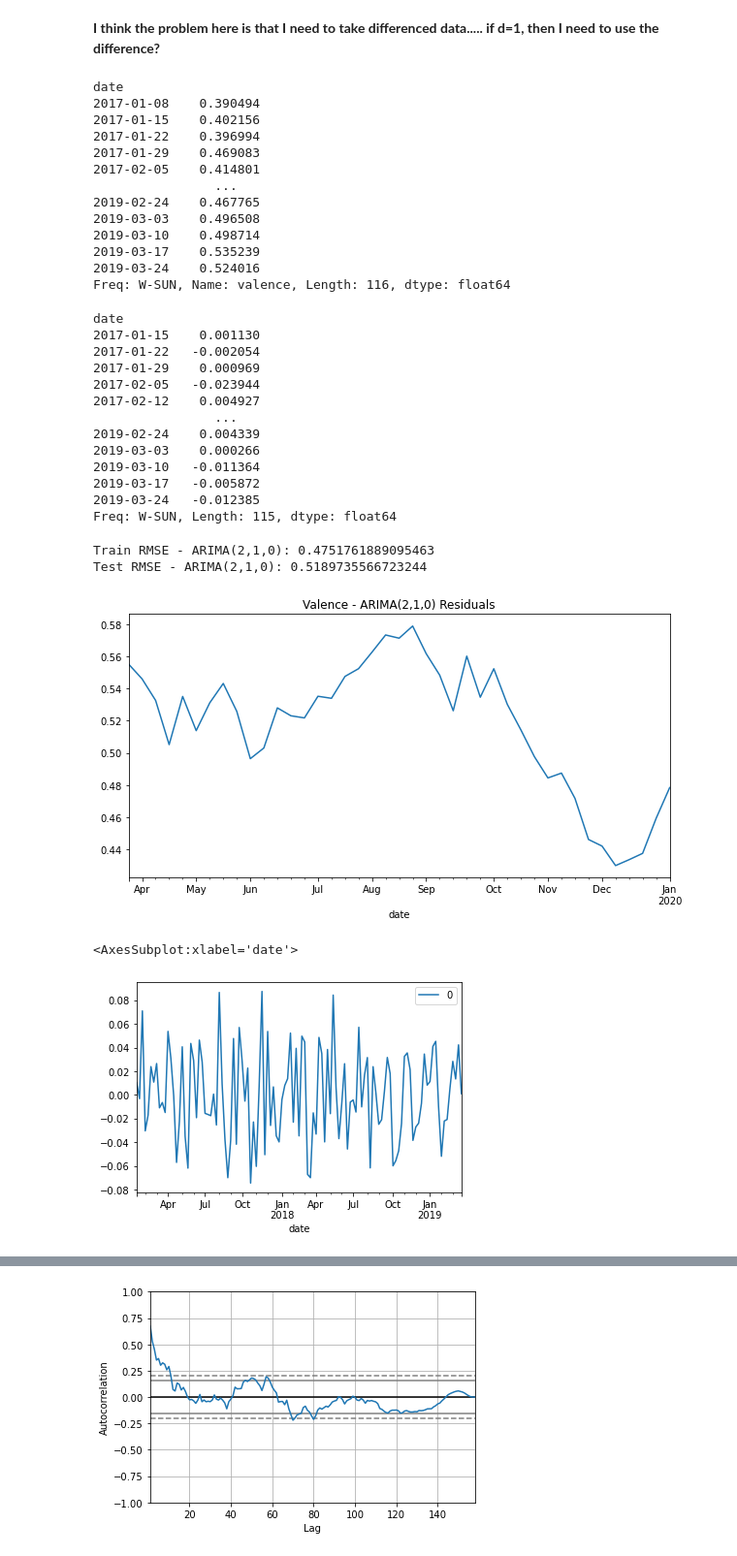
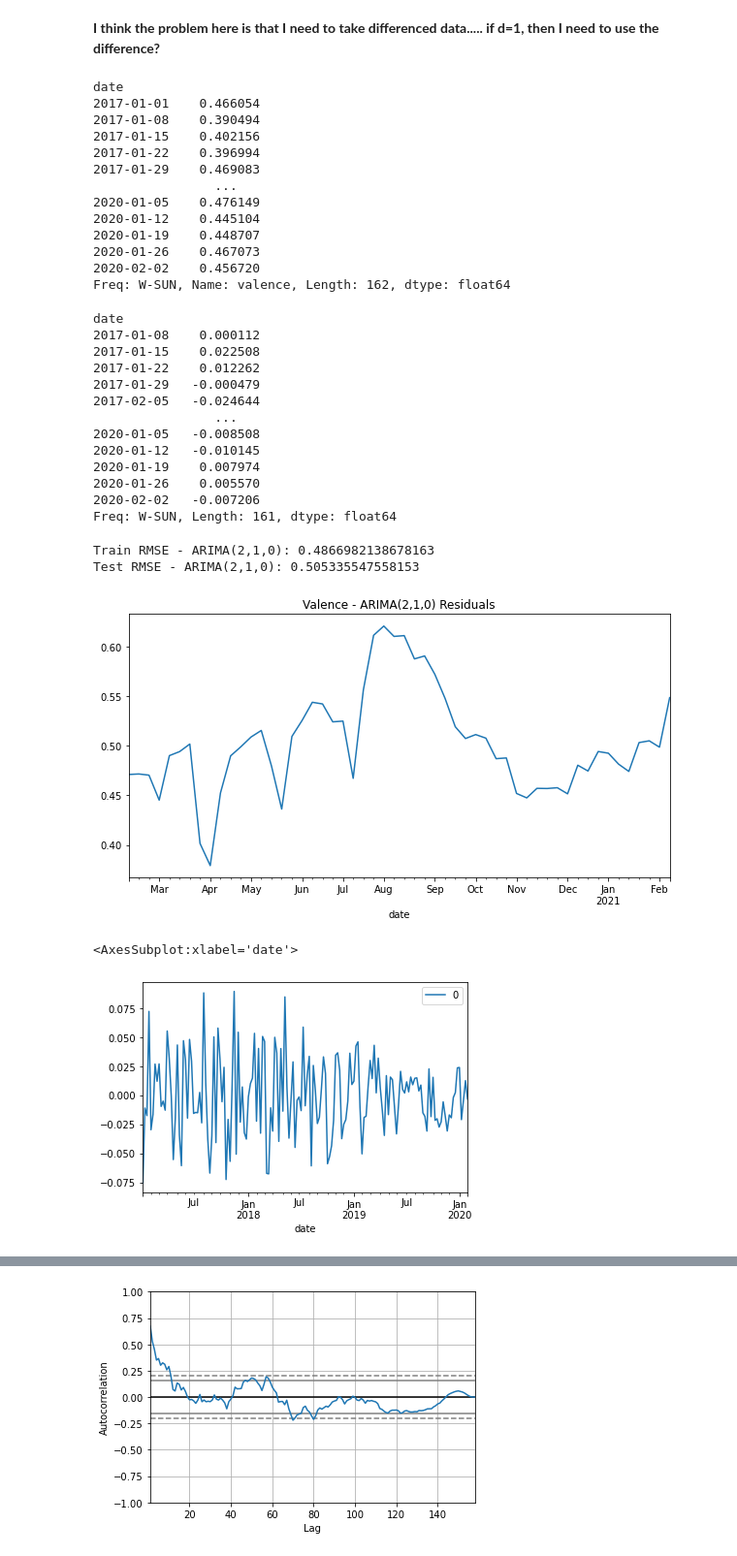
Before and after one commit to EmFib/music_for_the_future, a Jupyter notebook: code/arima_models_viral_50.ipynb, the cells around one changed output, grey strips where cells are left out. Shown: that part at 97% size. Cells and saved outputs as stored; diff of their text form; code cells hidden in the pictures.

Commit message:
found ARIMA p d q for seven features

```diff
--- a/code/arima_models_viral_50.ipynb
+++ b/code/arima_models_viral_50.ipynb
@@ -83,2 +85,10 @@ rw_greece_20 = greece_20.resample("W").mean()
+# %%
+alltime_italy = pd.concat([italy_17_19, italy_20])
+alltime_spain = pd.concat([spain_17_19, spain_20])
+alltime_greece = pd.concat([greece_17_19, greece_20])
+# %%
+alltime_rw_italy = alltime_italy.resample("W").mean()
+alltime_rw_spain = alltime_spain.resample("W").mean()
+alltime_rw_greece = alltime_greece.resample("W").mean()
 # %% [markdown]
 # SARIMAX model
@@ -388,45 +484,50 @@ test_valence = rw_italy_17_19['valence'][117::]
+# %%
+len(alltime_rw_italy['valence'])
+
+train_valence = alltime_rw_italy['valence'][0:162]
+test_valence = alltime_rw_italy['valence'][162:]
 # %% [markdown]
 **I think the problem here is that I need to take differenced data..... if d=1, then I need to use the difference?**
 # %%
-model_valence = ARIMA(train_valence, order=(2,1,0))
+model_valence_210 = ARIMA(train_valence, order=(2,1,0))
 
-model_valence_fit = model_valence.fit()
+model_valence_fit_210 = model_valence_210.fit()
 
-preds_train_valence_arima_210 = model_valence_fit.predict(start=train_valence.index[1], end=train_valence.index[-1])
+preds_train_valence_arima_210 = model_valence_fit_210.predict(start=train_valence.index[1], end=train_valence.index[-1])
 
-preds_test_valence_arima_210 = model_valence_fit.predict(start=test_valence.index[0], end=test_valence.index[-1])
+preds_test_valence_arima_210 = model_valence_fit_210.predict(start=test_valence.index[0], end=test_valence.index[-1])
 # %%
 train_valence
 # %% [output]
 date
+2017-01-01    0.466054
 2017-01-08    0.390494
 2017-01-15    0.402156
 2017-01-22    0.396994
 2017-01-29    0.469083
-2017-02-05    0.414801
                 ...
-2019-02-24    0.467765
-2019-03-03    0.496508
-2019-03-10    0.498714
-2019-03-17    0.535239
-2019-03-24    0.524016
-Freq: W-SUN, Name: valence, Length: 116, dtype: float64
+2020-01-05    0.476149
+2020-01-12    0.445104
+2020-01-19    0.448707
+2020-01-26    0.467073
+2020-02-02    0.456720
+Freq: W-SUN, Name: valence, Length: 162, dtype: float64
 # %%
 preds_train_valence_arima_210
 # %% [output]
 date
-2017-01-15    0.001130
-2017-01-22   -0.002054
-2017-01-29    0.000969
-2017-02-05   -0.023944
-2017-02-12    0.004927
+2017-01-08    0.000112
+2017-01-15    0.022508
+2017-01-22    0.012262
+2017-01-29   -0.000479
+2017-02-05   -0.024644
                 ...
-2019-02-24    0.004339
-2019-03-03    0.000266
-2019-03-10   -0.011364
-2019-03-17   -0.005872
-2019-03-24   -0.012385
-Freq: W-SUN, Length: 115, dtype: float64
+2020-01-05   -0.008508
+2020-01-12   -0.010145
+2020-01-19    0.007974
+2020-01-26    0.005570
+2020-02-02   -0.007206
+Freq: W-SUN, Length: 161, dtype: float64
 # %%
 # evaluating the ARIMA(2,1,2) model
 
@@ -442,16 +543,16 @@ resids_valence_210 = test_valence - preds_test_valence_arima_210
 resids_valence_210.plot(figsize=(10,5))
 plt.title("Valence - ARIMA(2,1,0) Residuals");
 # %% [output]
-Train RMSE - ARIMA(2,1,0): 0.4751761889095463
-Test RMSE - ARIMA(2,1,0): 0.5189735566723244
+Train RMSE - ARIMA(2,1,0): 0.4866982138678163
+Test RMSE - ARIMA(2,1,0): 0.505335547558153
-[figure, old version]
+[figure, new version]
 # %%
 # from video https://www.youtube.com/watch?v=bqvZL8Ww3aA&ab_channel=DataScienceTutorials
-residuals_df = pd.DataFrame(model_valence_fit.resid)
+residuals_df = pd.DataFrame(model_valence_fit_210.resid)
 residuals_df.plot()
 # %% [output]
 <AxesSubplot:xlabel='date'>
-[figure, old version]
+[figure, new version]
 # %%
 residuals_df.plot(kind='kde')
 # %% [output]
```
Also changed, not shown: parts of 48 cells of this notebook, 1 other file.
